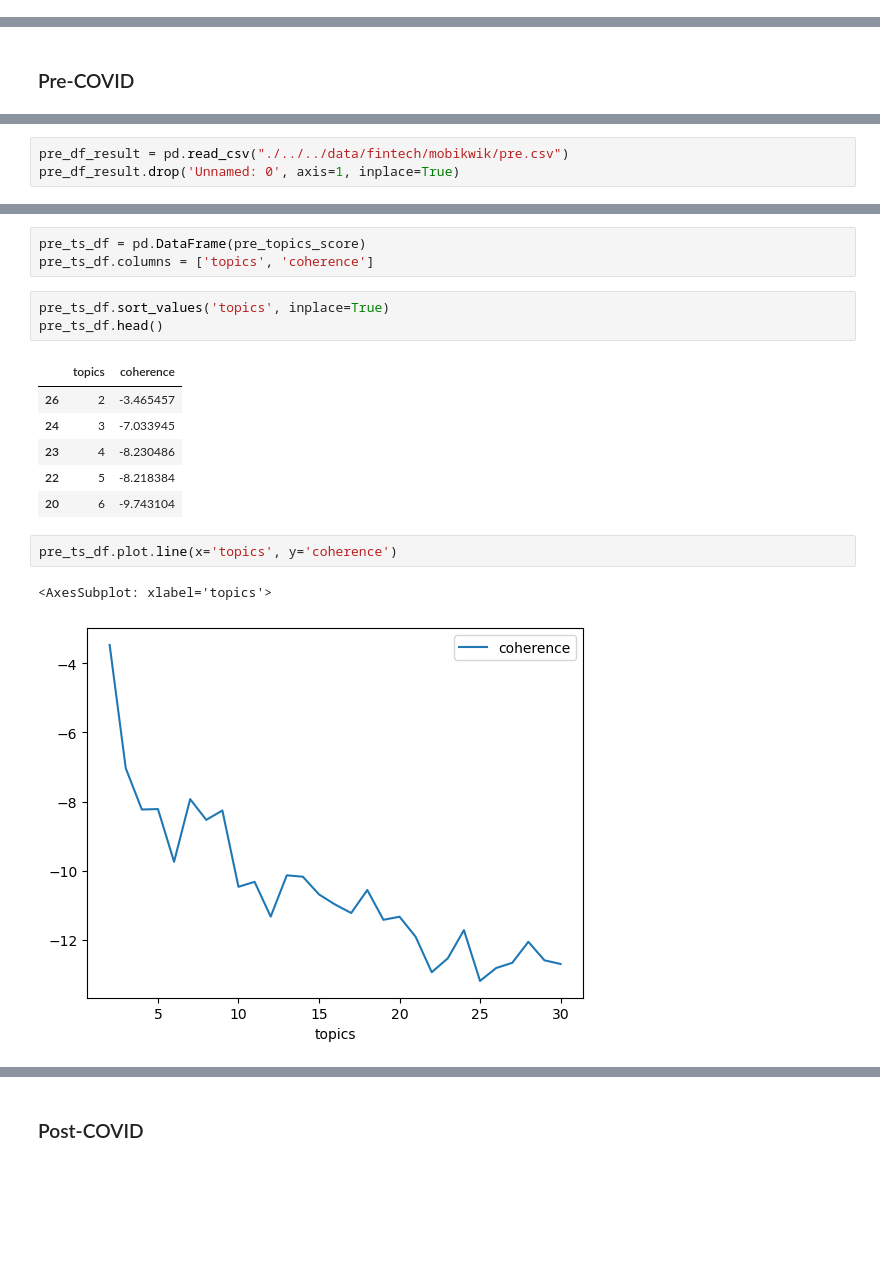
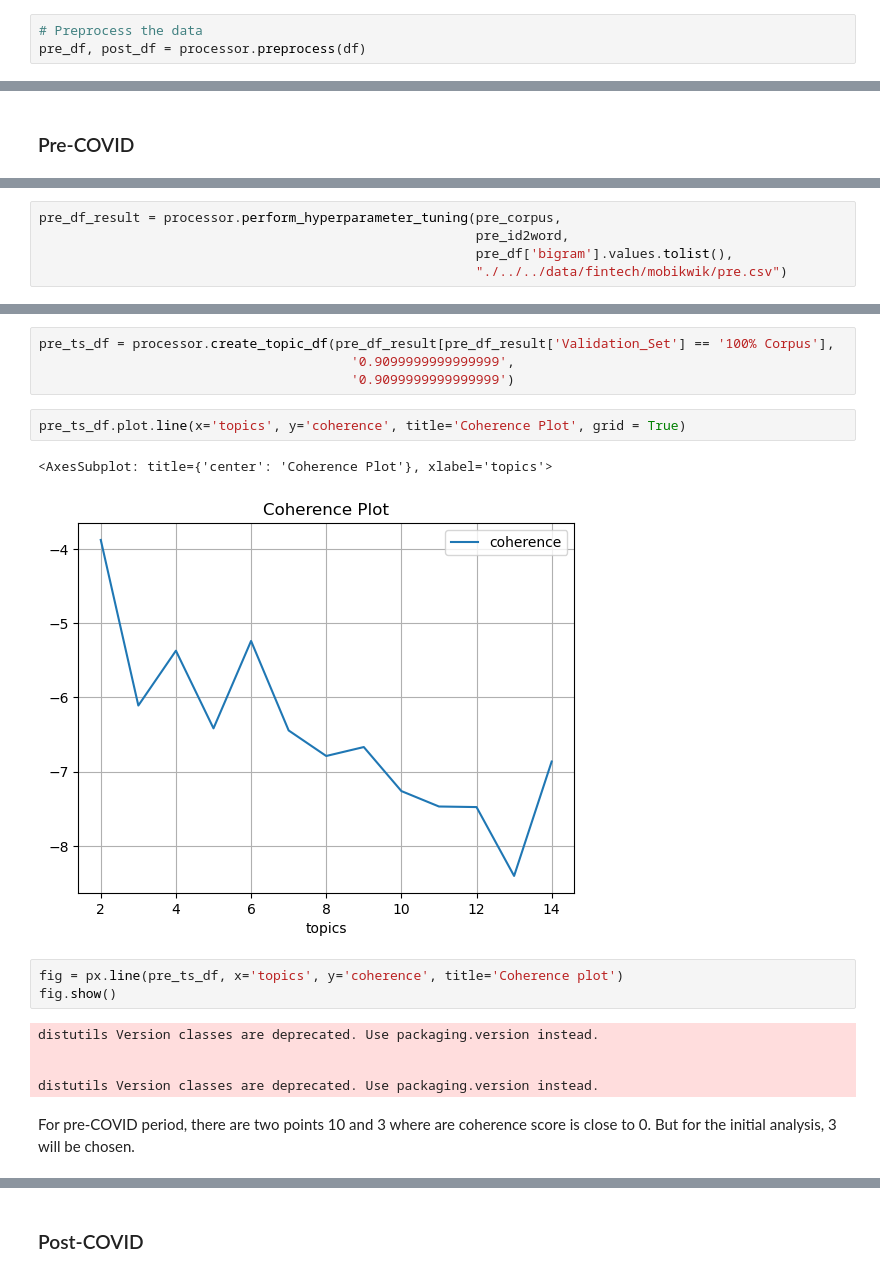
Before and after one commit to patilpushkarp/comp, a Jupyter notebook: comp/docs/individual/fintech/mobikwik.ipynb, the cells around one changed output, grey strips where cells are left out. Cells and saved outputs as stored; diff of their text form; blank space fills up the shorter version.

Commit message:
Updated lendingkart and mobikwik notebooks

```diff
--- a/comp/docs/individual/fintech/mobikwik.ipynb
+++ b/comp/docs/individual/fintech/mobikwik.ipynb
@@ -124 +45,4 @@ See the caveats in the documentation: https://pandas.pydata.org/pandas-docs/stab
+# %%
+# Preprocess the data
+pre_df, post_df = processor.preprocess(df)
 # %%
@@ -316 +142,6 @@ pre_df_result['Beta'] = pre_df_result['Beta'].astype(str)
+# %%
+pre_df_result = processor.perform_hyperparameter_tuning(pre_corpus,
+                                                        pre_id2word,
+                                                        pre_df['bigram'].values.tolist(),
+                                                        "./../../data/fintech/mobikwik/pre.csv")
 # %%
@@ -318,6 +149,3 @@ pre_df_result['Beta'] = pre_df_result['Beta'].astype(str)
-# %%
-pre_df_result = pd.read_csv("./../../data/fintech/mobikwik/pre.csv")
-pre_df_result.drop('Unnamed: 0', axis=1, inplace=True)
 # %%
 # Maximum coherence
 pre_df_result.sort_values('Coherence', ascending=False, inplace=True)
@@ -347,19 +165,20 @@ for i in pre_df_result['Topics'].value_counts().index:
-# %%
-pre_ts_df = pd.DataFrame(pre_topics_score)
-pre_ts_df.columns = ['topics', 'coherence']
-# %%
-pre_ts_df.sort_values('topics', inplace=True)
-pre_ts_df.head()
-# %% [output]
-|  | topics | coherence |
-| 26 | 2 | -3.465457 |
-| 24 | 3 | -7.033945 |
-| 23 | 4 | -8.230486 |
-| 22 | 5 | -8.218384 |
-| 20 | 6 | -9.743104 |
+# %%
+pre_ts_df = processor.create_topic_df(pre_df_result[pre_df_result['Validation_Set'] == '100% Corpus'],
+                                        '0.9099999999999999',
+                                        '0.9099999999999999')
 # %%
-pre_ts_df.plot.line(x='topics', y='coherence')
+pre_ts_df.plot.line(x='topics', y='coherence', title='Coherence Plot', grid = True)
 # %% [output]
-<AxesSubplot: xlabel='topics'>
+<AxesSubplot: title={'center': 'Coherence Plot'}, xlabel='topics'>
-[figure, old version]
+[figure, new version]
+# %%
+fig = px.line(pre_ts_df, x='topics', y='coherence', title='Coherence plot')
+fig.show()
+# %% [output]
+distutils Version classes are deprecated. Use packaging.version instead.
+
+
+distutils Version classes are deprecated. Use packaging.version instead.
+# %% [markdown]
+For pre-COVID period, there are two points 10 and 3 where are coherence score is close to 0. But for the initial analysis, 3 will be chosen.
 # %%
```
Also changed, not shown: parts of 79 cells of this notebook, 3 other files.
